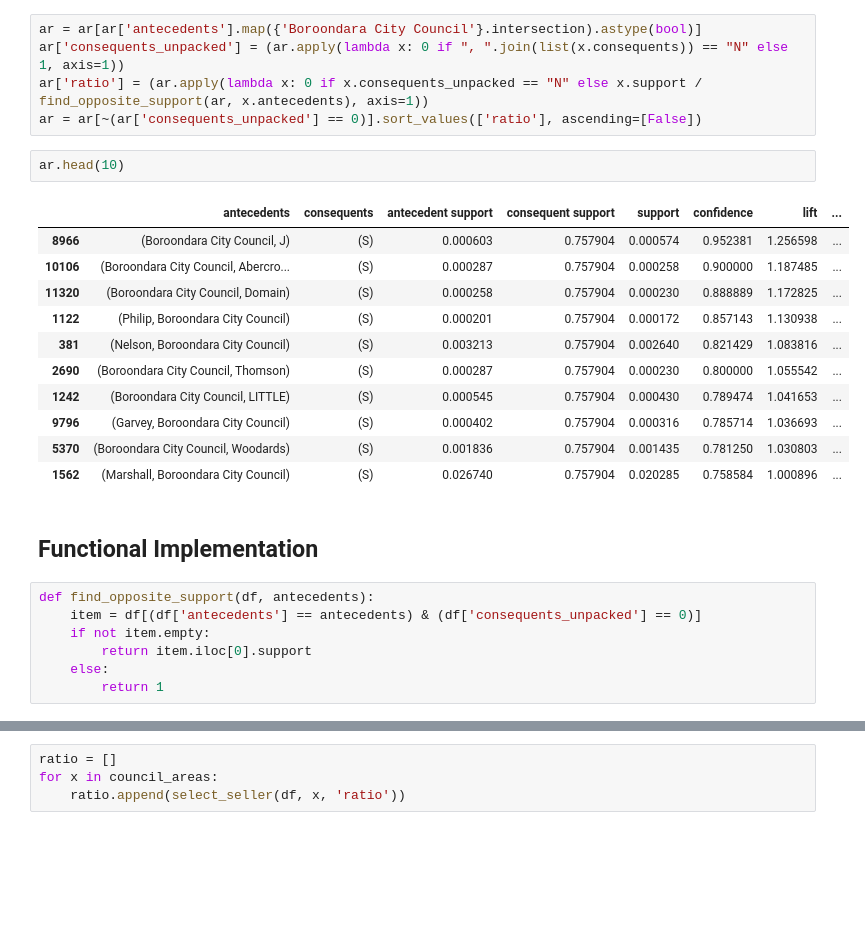
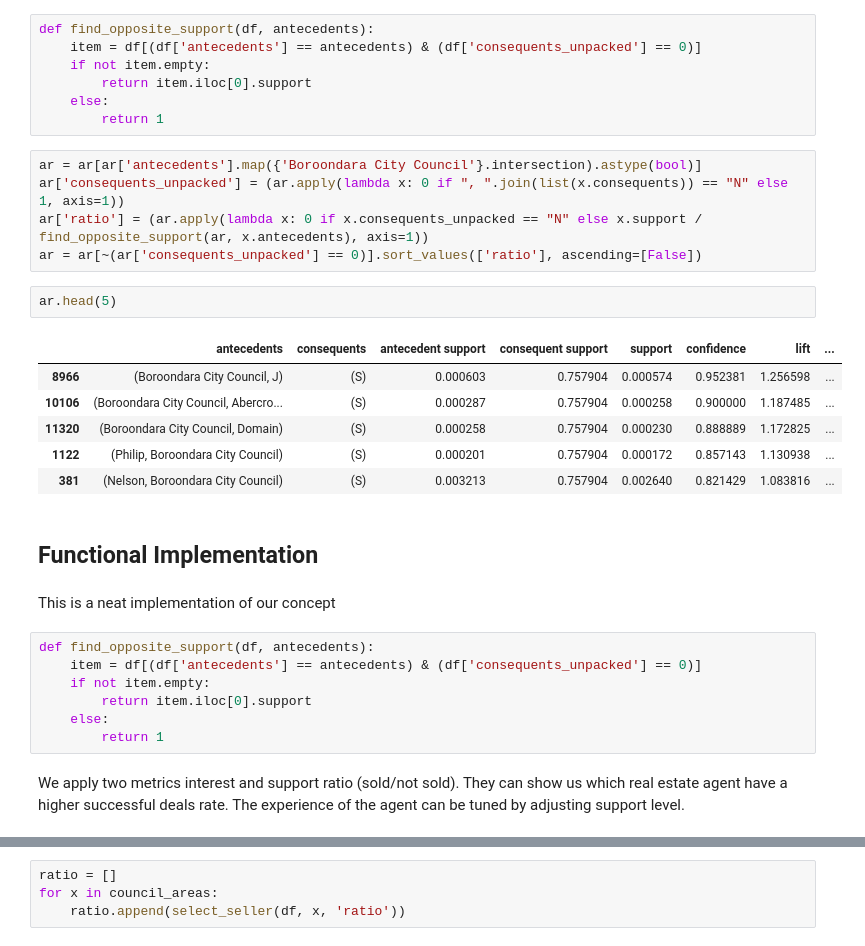
Before and after one commit to knoexus/swansea-M35-bddm, a Jupyter notebook: cw2/Supplementary_Association.ipynb, the cells around one changed output, grey strips where cells are left out. Cells and saved outputs as stored; diff of their text form; blank space fills up the shorter version.

```diff
--- a/cw2/Supplementary_Association.ipynb
+++ b/cw2/Supplementary_Association.ipynb
@@ -154,27 +163,31 @@ ar.head(100)
 | 11787 | (Nelson, Brimbank City Council) | (S) | 0.005021 | 0.757904 | 0.004074 | 0.811429 | 1.070621 | ... |
 | 11793 | (Nelson, Brimbank City Council) | (N) | 0.005021 | 0.242096 | 0.000947 | 0.188571 | 0.778913 | ... |
 100 rows × 9 columns
+# %%
+def find_opposite_support(df, antecedents):
+    item = df[(df['antecedents'] == antecedents) & (df['consequents_unpacked'] == 0)]
+    if not item.empty:
+        return item.iloc[0].support
+    else:
+        return 1
 # %%
 ar = ar[ar['antecedents'].map({'Boroondara City Council'}.intersection).astype(bool)]
 ar['consequents_unpacked'] = (ar.apply(lambda x: 0 if ", ".join(list(x.consequents)) == "N" else 1, axis=1))
 ar['ratio'] = (ar.apply(lambda x: 0 if x.consequents_unpacked == "N" else x.support / find_opposite_support(ar, x.antecedents), axis=1))
 ar = ar[~(ar['consequents_unpacked'] == 0)].sort_values(['ratio'], ascending=[False])
 # %%
-ar.head(10)
+ar.head(5)
 # %% [output]
 |  | antecedents | consequents | antecedent support | consequent support | support | confidence | lift | ... |
 | 8966 | (Boroondara City Council, J) | (S) | 0.000603 | 0.757904 | 0.000574 | 0.952381 | 1.256598 | ... |
 | 10106 | (Boroondara City Council, Abercro... | (S) | 0.000287 | 0.757904 | 0.000258 | 0.900000 | 1.187485 | ... |
 | 11320 | (Boroondara City Council, Domain) | (S) | 0.000258 | 0.757904 | 0.000230 | 0.888889 | 1.172825 | ... |
 | 1122 | (Philip, Boroondara City Council) | (S) | 0.000201 | 0.757904 | 0.000172 | 0.857143 | 1.130938 | ... |
 | 381 | (Nelson, Boroondara City Council) | (S) | 0.003213 | 0.757904 | 0.002640 | 0.821429 | 1.083816 | ... |
-| 2690 | (Boroondara City Council, Thomson) | (S) | 0.000287 | 0.757904 | 0.000230 | 0.800000 | 1.055542 | ... |
-| 1242 | (Boroondara City Council, LITTLE) | (S) | 0.000545 | 0.757904 | 0.000430 | 0.789474 | 1.041653 | ... |
-| 9796 | (Garvey, Boroondara City Council) | (S) | 0.000402 | 0.757904 | 0.000316 | 0.785714 | 1.036693 | ... |
-| 5370 | (Boroondara City Council, Woodards) | (S) | 0.001836 | 0.757904 | 0.001435 | 0.781250 | 1.030803 | ... |
-| 1562 | (Marshall, Boroondara City Council) | (S) | 0.026740 | 0.757904 | 0.020285 | 0.758584 | 1.000896 | ... |
 # %% [markdown]
 ## Functional Implementation
+# %% [markdown]
+<p>This is a neat implementation of our concept</p>
 # %%
 def find_opposite_support(df, antecedents):
     item = df[(df['antecedents'] == antecedents) & (df['consequents_unpacked'] == 0)]
@@ -182,6 +195,8 @@ def find_opposite_support(df, antecedents):
         return item.iloc[0].support
     else:
         return 1
+# %% [markdown]
+<p>We apply two metrics interest and support ratio (sold/not sold). They can show us which real estate agent have a higher successful deals rate. The experience of the agent can be tuned by adjusting support level.</p>
 # %%
 def select_seller(data, council_area, metric, min_support_association_rule=1/10**7):
     st = frozenset({council_area})
```
Also changed, not shown: parts of 12 cells of this notebook, 2 other files.
